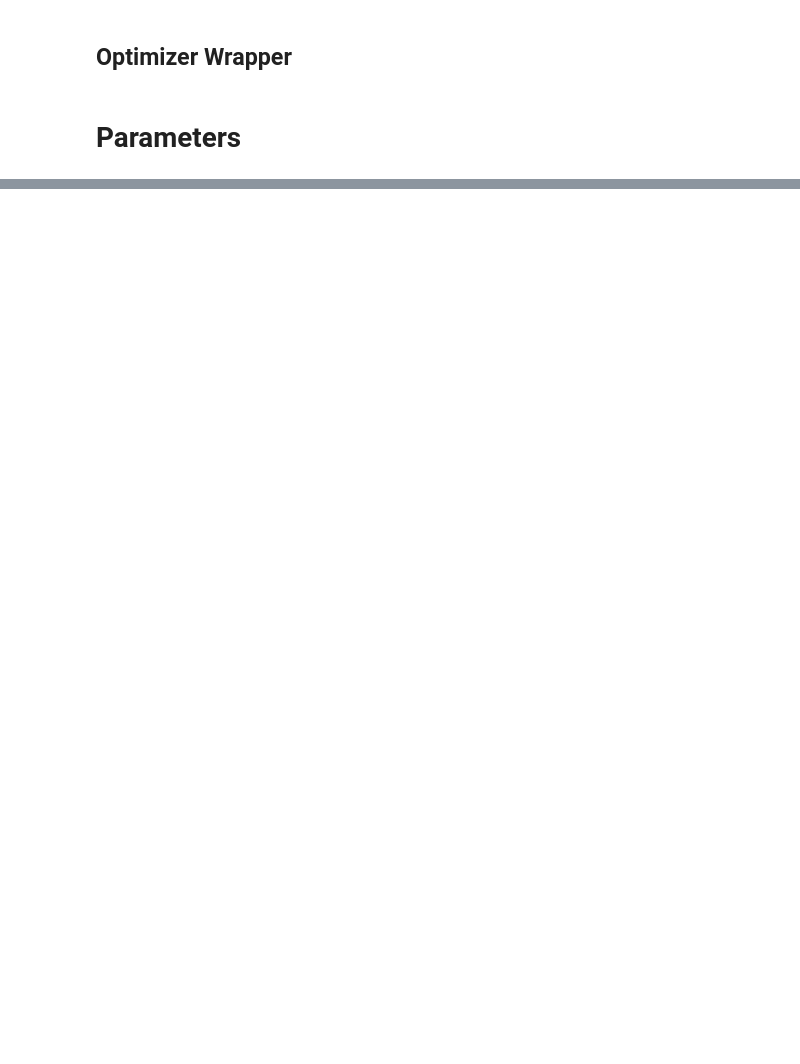
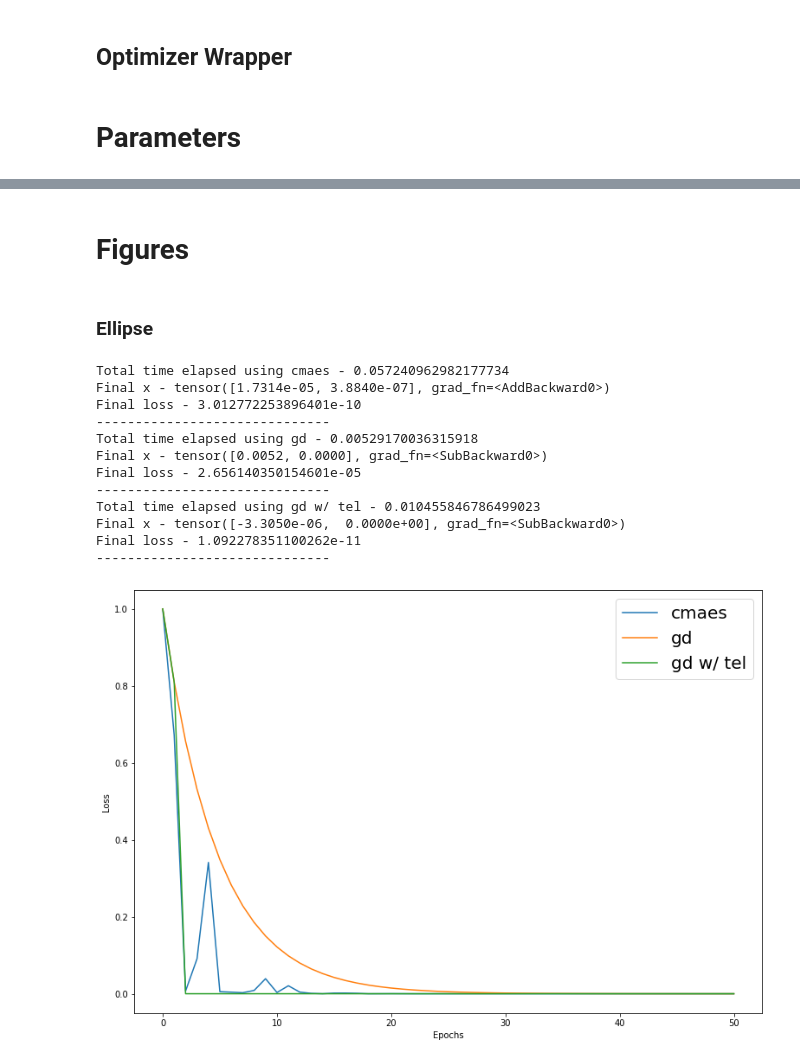
Before and after one commit to guyzam1r/optimization-research, a Jupyter notebook: Optimization.ipynb, the cells around one changed output, grey strips where cells are left out. Saved outputs shown, nothing was run; the diff lists cells and outputs as text; code cells hidden in the pictures; blank space fills up the shorter version.

```diff
--- a/Optimization.ipynb
+++ b/Optimization.ipynb
@@ -346,4 +462,7 @@ def step(optimizer, x, obj):
     return x_new
 # %% [markdown]
 # Parameters
+# %%
+def set_param(params, opt, param, new_value):
+    params[opt][param] = new_value
 # %%
@@ -507,0 +632,30 @@ Final x: tensor([0.9989, 0.9979, 0.9958, 0.9915, 0.9831], grad_fn=<SubBackward0>
+# %%
+def loss_vs_epochs(obj, opts, epochs, x_init, tel_scheds, param_changes=[], figsz=(13,9)):
+    plt.figure(figsize=figsz)
+    labels = opts.copy()
+    global parameters
+
+    for i in range(len(opts)):
+        opt = opts[i]
+        tel_sched = tel_scheds[i]
+
+        parameters = set_default_params(x_init.size(0))
+        parameters = set_default_params(x_init.size(0))
+        for change in param_changes:
+            set_param(parameters, change[0], change[1], change[2])
+
+        x, loss_vals, times = train(obj, opt, epochs, x_init, tel_sched)
+        plt.plot(np.arange(epochs+1), loss_vals)
+
+        if len(tel_sched) > 0:
+            labels[i] += " w/ tel"
+
+        print("Total time elapsed using", labels[i], "-", times[-1])
+        print("Final x -", x)
+        print("Final loss -", obj(x).item())
+        print("------------------------------")
+
+    plt.legend(labels, fontsize=20)
+    plt.ylabel("Loss")
+    plt.xlabel("Epochs")
+    plt.show()
@@ -507,0 +691,24 @@ Final x: tensor([0.9989, 0.9979, 0.9958, 0.9915, 0.9831], grad_fn=<SubBackward0>
+# %% [markdown]
+# Figures
+# %% [markdown]
+### Ellipse
+# %%
+ts = [[],[],[1]]
+changes = [["gd","lr",0.05], ["cmaes","s",0.5]]
+x_init = torch.tensor([1.0,0.0],requires_grad=True)
+epochs = 50
+loss_vs_epochs(ellipsoid, ["cmaes", "gd", "gd"], epochs, x_init, ts, changes)
+# %% [output]
+Total time elapsed using cmaes - 0.057240962982177734
+Final x - tensor([1.7314e-05, 3.8840e-07], grad_fn=<AddBackward0>)
+Final loss - 3.012772253896401e-10
+------------------------------
+Total time elapsed using gd - 0.00529170036315918
+Final x - tensor([0.0052, 0.0000], grad_fn=<SubBackward0>)
+Final loss - 2.656140350154601e-05
+------------------------------
+Total time elapsed using gd w/ tel - 0.010455846786499023
+Final x - tensor([-3.3050e-06,  0.0000e+00], grad_fn=<SubBackward0>)
+Final loss - 1.092278351100262e-11
+------------------------------
+[figure, added]
```
Also changed, not shown: parts of 32 cells of this notebook.
